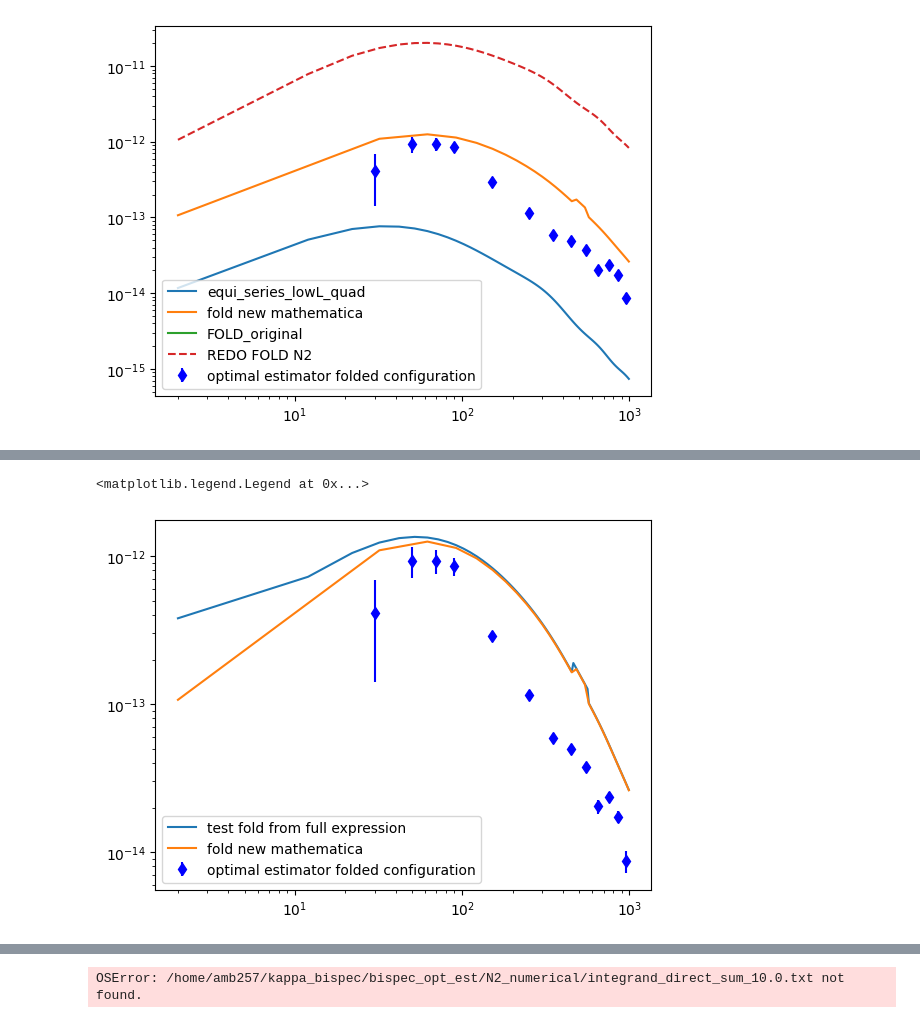
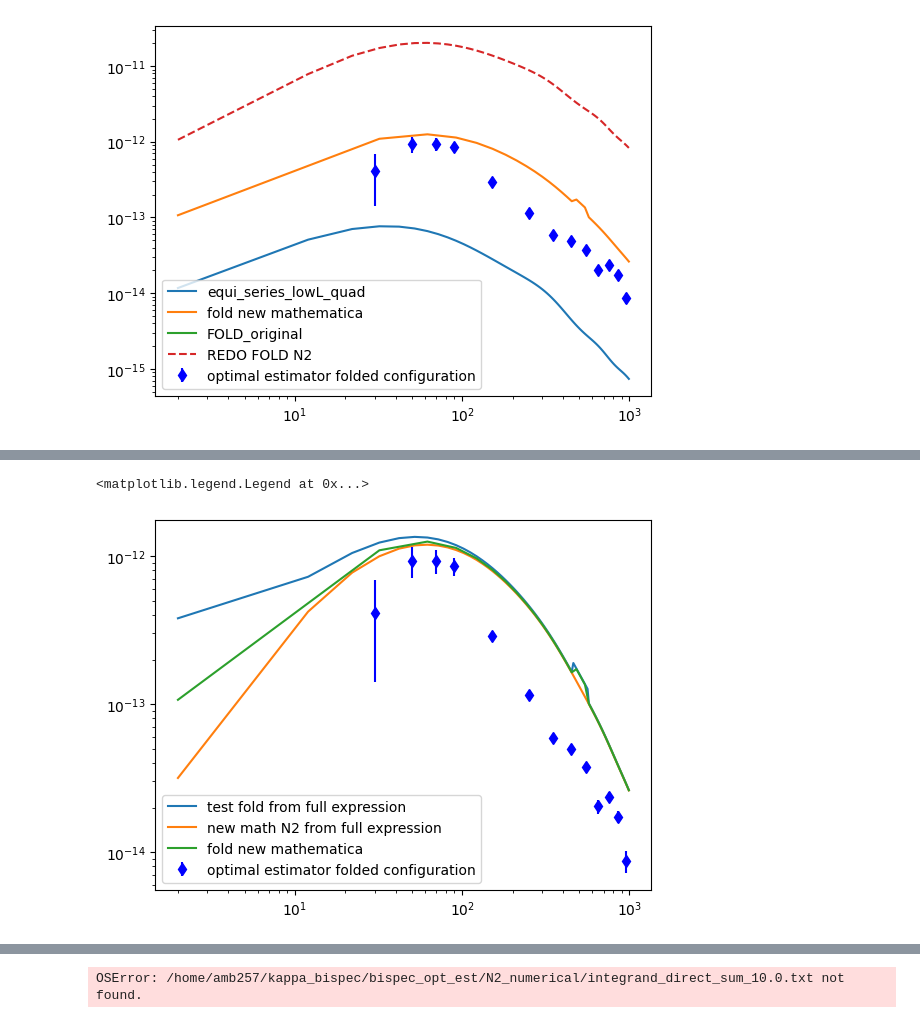
Before and after one commit to aleksandrbowkis/bispec_opt_est, a Jupyter notebook: N2_numerical/N2_tests.ipynb, the cells around one changed output, grey strips where cells are left out. Drawn from its saved outputs; the diff is of its cells as text; code cells hidden in the pictures.

```diff
--- a/N2_numerical/N2_tests.ipynb
+++ b/N2_numerical/N2_tests.ipynb
@@ -178,14 +181,16 @@ plt.legend()
 # %%
 # test full expression for folded configuration note the full_N2_series_integral.py script computes this for KAPPA
 L_test_fold, N2_fold_full_test = np.loadtxt('/home/amb257/kappa_bispec/bispec_opt_est/N2_numerical/Binning_effects/full_int_fold_test.txt')
+L_newmath_full, N2_fold_newmath_full = np.loadtxt('/home/amb257/kappa_bispec/bispec_opt_est/N2_numerical/Binning_effects/test_outputs/foldN2_from_full_int.txt')
 Lfac_bin_fold = 1/8 * (L_test_fold*(L_test_fold+1)) * (L_test_fold/2*(L_test_fold/2+1))**2
 plt.loglog(L_test_fold, N2_fold_full_test, label = 'test fold from full expression')
+plt.loglog(L_newmath_full, N2_fold_newmath_full, label = 'new mathematica N2 from full expression')
 plt.errorbar(L_opt_fold, -1*opt_est_fold, yerr = err_fold, fmt='bd', label = 'optimal estimator folded configuration')
 plt.loglog(L_newmathematica, 1/8*Lfac_mathematica * fold_N2_newmathematica, label='fold new mathematica')
 plt.legend()
 # %% [output]
 <matplotlib.legend.Legend at 0x...>
-[figure, old version]
+[figure, new version]
 # %%
 bin_mid, binning_test = np.load('/home/amb257/kappa_bispec/bispec_opt_est/N2_numerical/Binning_effects/binning_tests_outputs/binned_equilateral.npy')
 print(binning_test)
```
Also changed, not shown: parts of 2 cells of this notebook, 12 other files.
